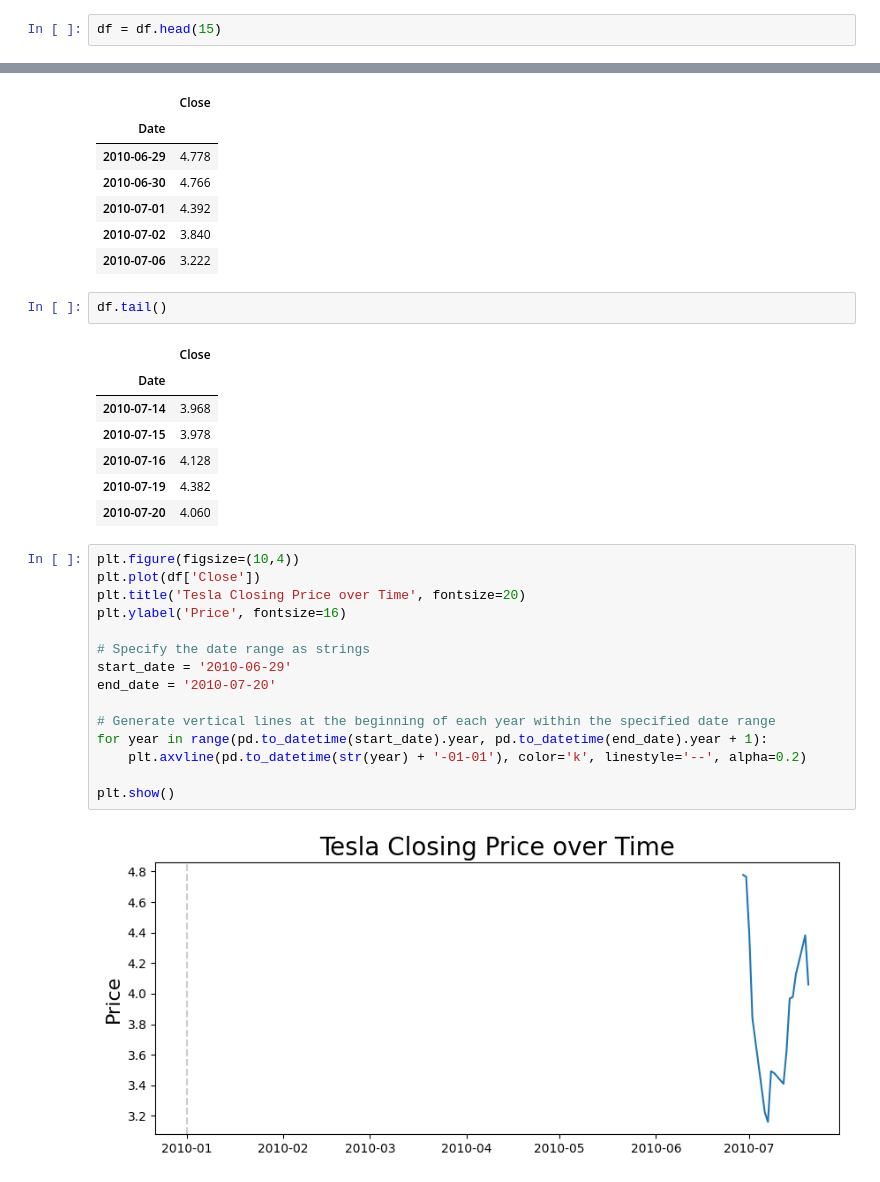
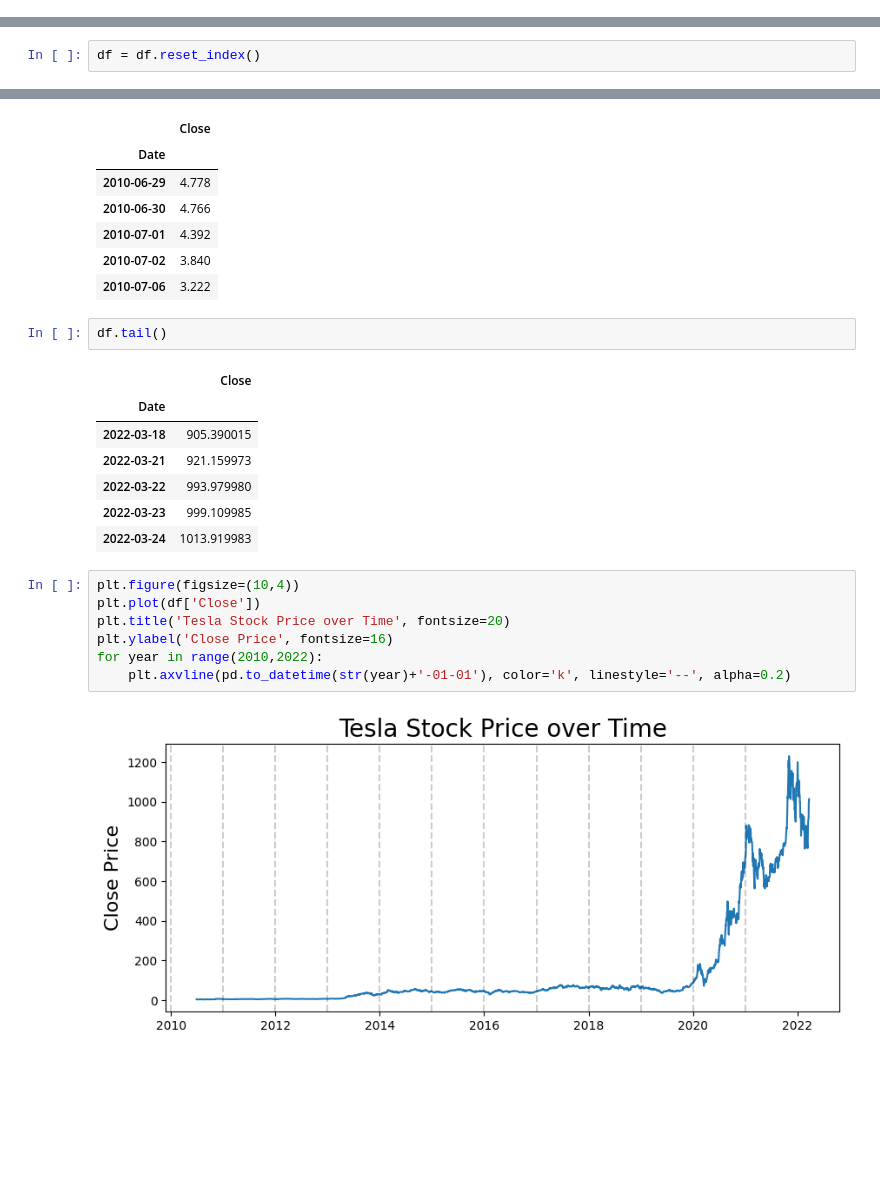
Before and after one commit to KomangAndika/Time-Series, a Jupyter notebook: acf-pacf.ipynb, the cells around one changed output, grey strips where cells are left out. Saved outputs shown, nothing was run; the diff lists cells and outputs as text; blank space fills up the shorter version.

```diff
--- a/acf-pacf.ipynb
+++ b/acf-pacf.ipynb
@@ -70,5 +80,3 @@ df.shape
 (2956, 2)
 # %% [markdown]
 Let's just take a few data record for example
-# %%
-df = df.head(15)
@@ -90,0 +94,2 @@ memory usage: 368.0+ bytes
+# %%
+df = df.reset_index()
@@ -106,25 +120,17 @@ df.tail()
 # %% [output]
 |  | Close |
 | Date |  |
-| 2010-07-14 | 3.968 |
-| 2010-07-15 | 3.978 |
-| 2010-07-16 | 4.128 |
-| 2010-07-19 | 4.382 |
-| 2010-07-20 | 4.060 |
+| 2022-03-18 | 905.390015 |
+| 2022-03-21 | 921.159973 |
+| 2022-03-22 | 993.979980 |
+| 2022-03-23 | 999.109985 |
+| 2022-03-24 | 1013.919983 |
 # %%
 plt.figure(figsize=(10,4))
 plt.plot(df['Close'])
-plt.title('Tesla Closing Price over Time', fontsize=20)
-plt.ylabel('Price', fontsize=16)
-
-# Specify the date range as strings
-start_date = '2010-06-29'
-end_date = '2010-07-20'
-
-# Generate vertical lines at the beginning of each year within the specified date range
-for year in range(pd.to_datetime(start_date).year, pd.to_datetime(end_date).year + 1):
-    plt.axvline(pd.to_datetime(str(year) + '-01-01'), color='k', linestyle='--', alpha=0.2)
-
-plt.show()
+plt.title('Tesla Stock Price over Time', fontsize=20)
+plt.ylabel('Close Price', fontsize=16)
+for year in range(2010,2022):
+    plt.axvline(pd.to_datetime(str(year)+'-01-01'), color='k', linestyle='--', alpha=0.2)
 # %% [output]
-[figure, old version]
+[figure, new version]
```
Also changed, not shown: parts of 7 cells of this notebook.
